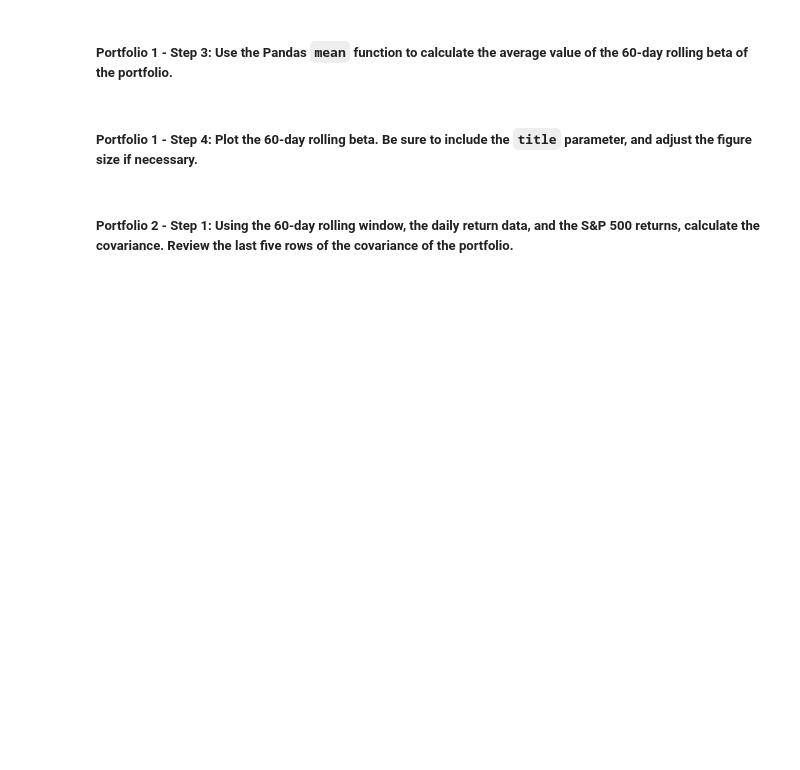
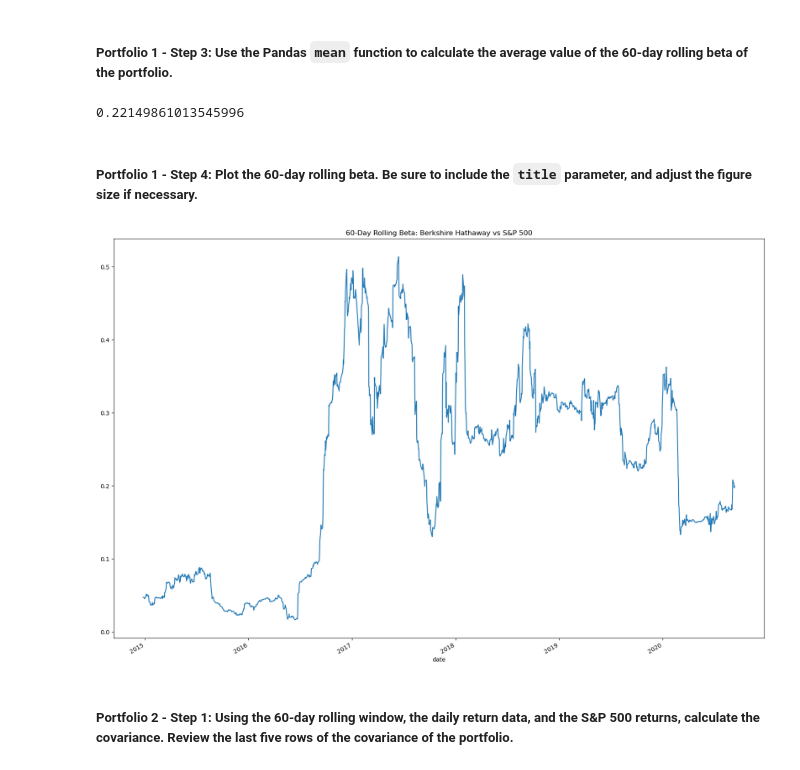
Before and after one commit to tlchampion/module4_challenge, a Jupyter notebook: risk_return_analysis.ipynb, the cells around one changed output. Saved outputs shown, nothing was run; the diff lists cells and outputs as text; code cells hidden in the pictures; blank space fills up the shorter version.

```diff
--- a/risk_return_analysis.ipynb
+++ b/risk_return_analysis.ipynb
@@ -363,3 +363,5 @@ Your analysis is nearing completion. Now, you need to evaluate how the portfolio
 # %%
 # Calculate the variance of the S&P 500 using a rolling 60-day window.
 # YOUR CODE HERE
+sp_var = daily_returns['S&P 500'].rolling(window=60).var().dropna()
+sp_var.tail()
@@ -379,3 +389,6 @@ Your analysis is nearing completion. Now, you need to evaluate how the portfolio
 # Calculate the covariance using a 60-day rolling window
 # Review the last five rows of the covariance data
 # YOUR CODE HERE
+
+bh_covariance = daily_returns['BERKSHIRE HATHAWAY INC'].rolling(60).cov(daily_returns['S&P 500']).dropna()
+bh_covariance.tail()
@@ -385,3 +406,5 @@ Your analysis is nearing completion. Now, you need to evaluate how the portfolio
 # Calculate the beta based on the 60-day rolling covariance compared to the market (S&P 500)
 # Review the last five rows of the beta information
 # YOUR CODE HERE
+bh_beta = bh_covariance / sp_var
+bh_beta.tail()
@@ -390,12 +421,19 @@ Your analysis is nearing completion. Now, you need to evaluate how the portfolio
 # %%
 # Calculate the average of the 60-day rolling beta
 # YOUR CODE HERE
+bh_beta_mean = bh_beta.mean()
+bh_beta_mean
+# %% [output]
+0.22149861013545996
 # %% [markdown]
 ##### Portfolio 1 - Step 4: Plot the 60-day rolling beta. Be sure to include the `title` parameter, and adjust the figure size if necessary.
 # %%
 # Plot the rolling beta
 # Include a title parameter and adjust the figure size
 # YOUR CODE HERE
+bh_beta.plot(figsize=(20,14), title="60-Day Rolling Beta: Berkshire Hathaway vs S&P 500");
+# %% [output]
+[figure, added]
 # %% [markdown]
 ##### Portfolio 2 - Step 1: Using the 60-day rolling window, the daily return data, and the S&P 500 returns, calculate the covariance. Review the last five rows of the covariance of the portfolio.
 # %%
```
Also changed, not shown: parts of 9 cells of this notebook.
